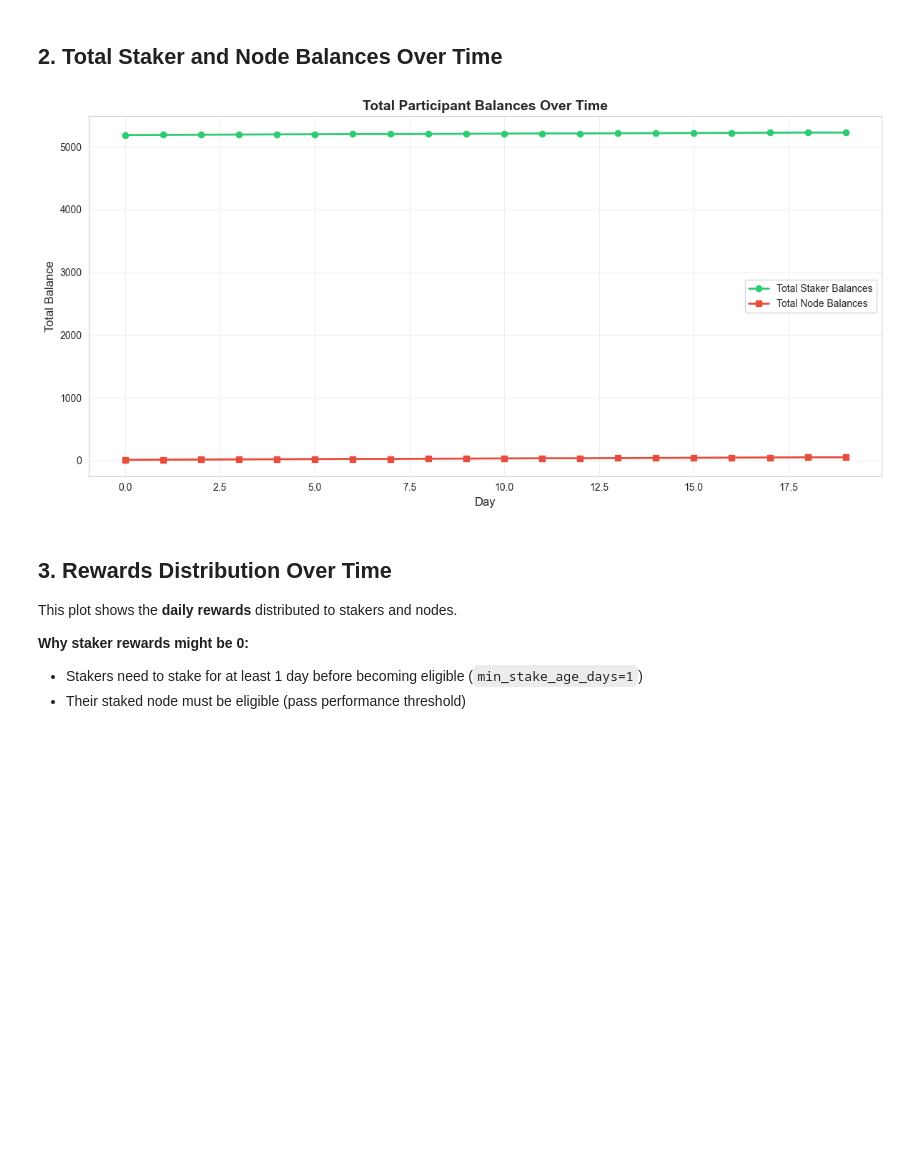
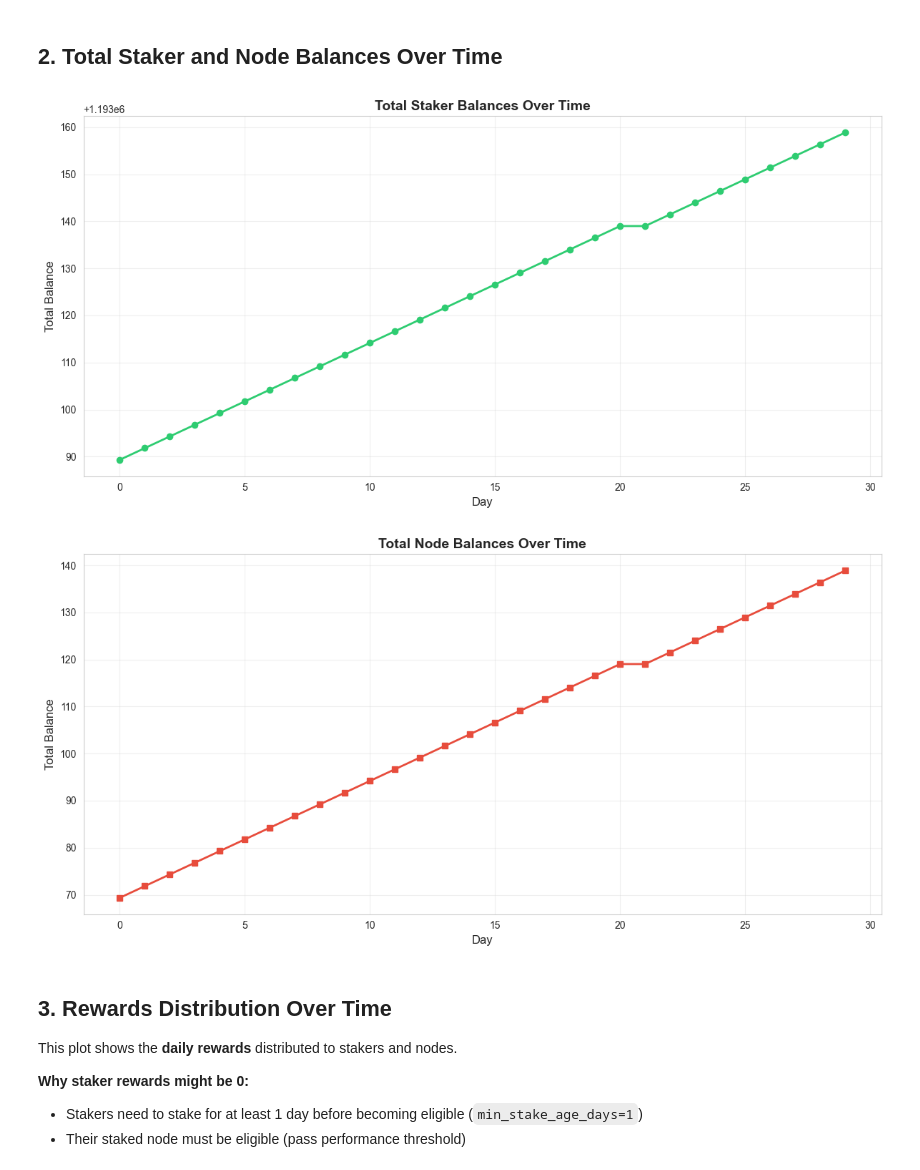
Before and after one commit to xujiahuayz/hedera-staking, a Jupyter notebook: hedera_staking_visualization.ipynb, the cells around one changed output. Saved outputs shown, nothing was run; the diff lists cells and outputs as text; code cells hidden in the pictures; blank space fills up the shorter version.

Commit message:
Add new data and visualisation scripts for Hedera metrics comparison. Updated simulation parameters.

```diff
--- a/hedera_staking_visualization.ipynb
+++ b/hedera_staking_visualization.ipynb
@@ -39,17 +39,17 @@ def sum_balances(balance_map: Dict[int, float]) -> float:
 
 def run_simulation(
     num_stakers: int = 500,
-    num_nodes: int = 20,
-    days: int = 20,
+    num_nodes: int = 32,
+    days: int = 30,
     seed: int = 123
 ) -> Tuple[List[Snapshot], StakingSystem]:
     """Run the simulation and collect snapshots."""
     rng = np.random.default_rng(seed)
 
     # Create system accounts
-    treasury = Treasury(initial_balance=0.0)
-    staking_pool = StakingRewardsPool(initial_balance=250.0)
-    node_pool = NodeRewardsPool(initial_balance=100.0)
+    treasury = Treasury(initial_balance=3284822.0)
+    staking_pool = StakingRewardsPool(initial_balance=215204097.0)
+    node_pool = NodeRewardsPool(initial_balance=993358.0)
 
     # Create stakers and nodes managers
     stakers = Stakers(
@@ -163,6 +163,6 @@ def run_simulation(
 ## Run Simulation
 # %%
 # Run simulation
-history, system = run_simulation(num_stakers=500, num_nodes=20, days=20, seed=123)
+history, system = run_simulation(num_stakers=120000, num_nodes=32, days=30, seed=123)
 print(f"Simulation completed: {len(history)} days")
 # %% [output]
@@ -189,21 +208,30 @@ plt.show()
 # %% [markdown]
 ## 2. Total Staker and Node Balances Over Time
 # %%
+days = [s.day for s in history]
+
+# Total Staker Balances
 fig, ax = plt.subplots(figsize=(12, 6))
-
-days = [s.day for s in history]
-ax.plot(days, [s.total_staker_balance for s in history], label='Total Staker Balances', linewidth=2, marker='o', color='#2ecc71')
-ax.plot(days, [s.total_node_balance for s in history], label='Total Node Balances', linewidth=2, marker='s', color='#e74c3c')
-
+ax.plot(days, [s.total_staker_balance for s in history], linewidth=2, marker='o', color='#2ecc71')
 ax.set_xlabel('Day', fontsize=12)
 ax.set_ylabel('Total Balance', fontsize=12)
-ax.set_title('Total Participant Balances Over Time', fontsize=14, fontweight='bold')
-ax.legend(fontsize=10)
+ax.set_title('Total Staker Balances Over Time', fontsize=14, fontweight='bold')
 ax.grid(True, alpha=0.3)
 plt.tight_layout()
 plt.show()
+
+# Total Node Balances
+fig, ax = plt.subplots(figsize=(12, 6))
+ax.plot(days, [s.total_node_balance for s in history], linewidth=2, marker='s', color='#e74c3c')
+ax.set_xlabel('Day', fontsize=12)
+ax.set_ylabel('Total Balance', fontsize=12)
+ax.set_title('Total Node Balances Over Time', fontsize=14, fontweight='bold')
+ax.grid(True, alpha=0.3)
+plt.tight_layout()
+plt.show()
 # %% [output]
-[figure, old version]
+[figure, new version]
+[figure, added]
 # %% [markdown]
 ## 3. Rewards Distribution Over Time
 
```
Also changed, not shown: parts of 12 cells of this notebook, 3 other files.
